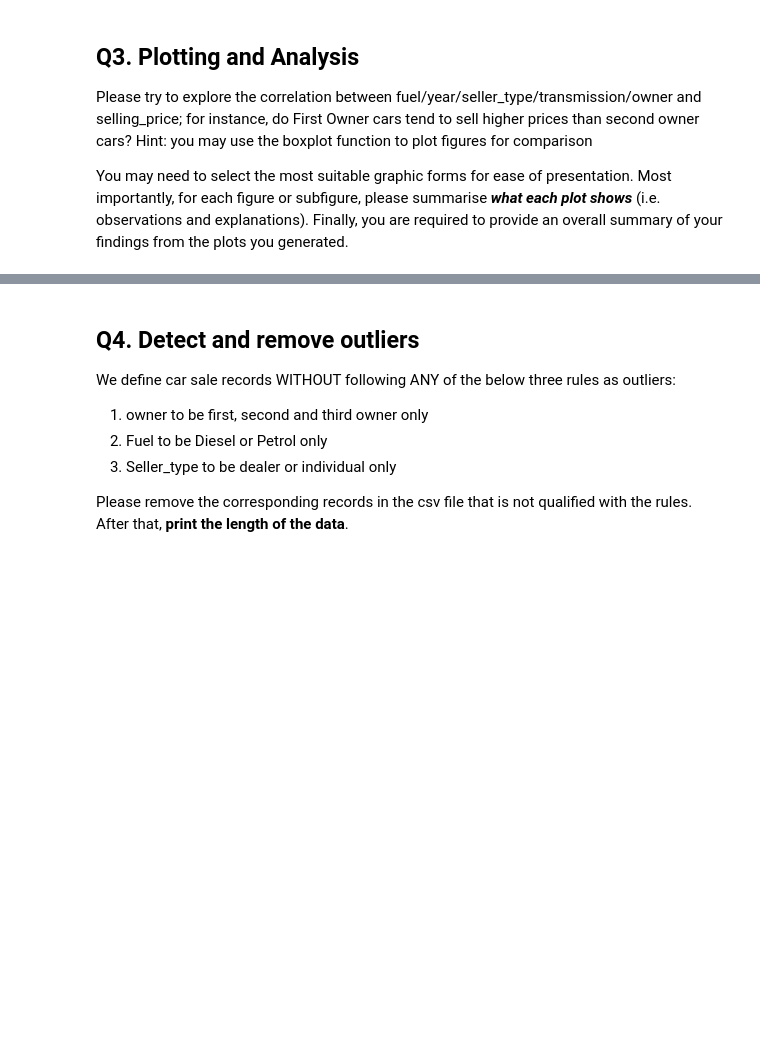
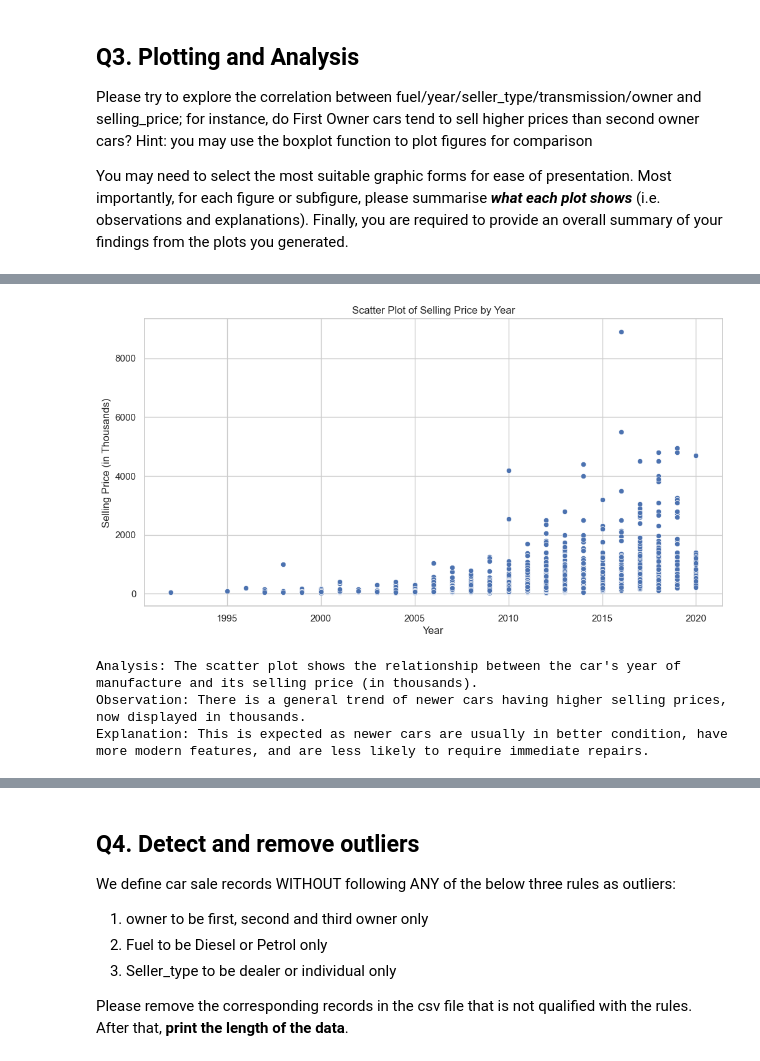
Before and after one commit to t2mqau/Porto-1, a Jupyter notebook: Portfolio Part 1 resources-20240822/Portfolio-1-questions-updated.ipynb, the cells around one changed output, grey strips where cells are left out. Cells and saved outputs as stored; diff of their text form; code cells hidden in the pictures; blank space fills up the shorter version.

```diff
--- a/Portfolio Part 1 resources-20240822/Portfolio-1-questions-updated.ipynb
+++ b/Portfolio Part 1 resources-20240822/Portfolio-1-questions-updated.ipynb
@@ -71,0 +250,21 @@ You may need to select the most suitable graphic forms for ease of presentation.
+# %%
+# Convert selling price to thousands
+clean_carsdf['selling_price_thousands'] = clean_carsdf['selling_price'] / 1000
+
+# Create a scatter plot for 'year' vs 'selling_price' (in thousands)
+plt.figure(figsize=(12, 6))
+sns.scatterplot(x='year', y='selling_price_thousands', data=clean_carsdf)
+plt.title('Scatter Plot of Selling Price by Year')
+plt.xlabel('Year')
+plt.ylabel('Selling Price (in Thousands)')
+plt.show()
+
+# Analysis
+print("Analysis: The scatter plot shows the relationship between the car's year of manufacture and its selling price (in thousands).")
+print("Observation: There is a general trend of newer cars having higher selling prices, now displayed in thousands.")
+print("Explanation: This is expected as newer cars are usually in better condition, have more modern features, and are less likely to require immediate repairs.")
+# %% [output]
+[figure, added]
+Analysis: The scatter plot shows the relationship between the car's year of manufacture and its selling price (in thousands).
+Observation: There is a general trend of newer cars having higher selling prices, now displayed in thousands.
+Explanation: This is expected as newer cars are usually in better condition, have more modern features, and are less likely to require immediate repairs.
```
Also changed, not shown: parts of 18 cells of this notebook.
